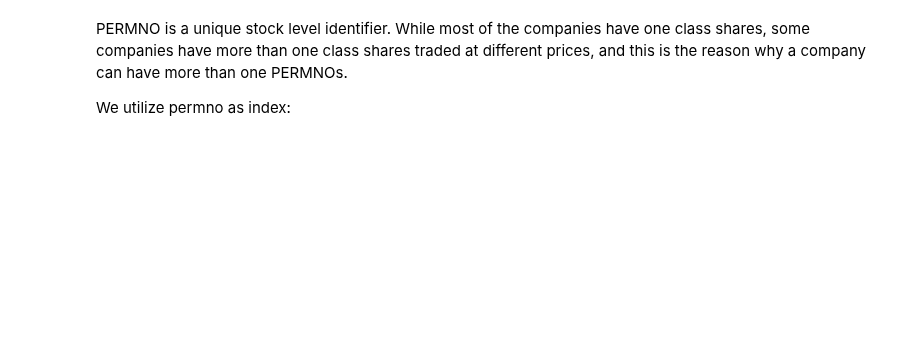
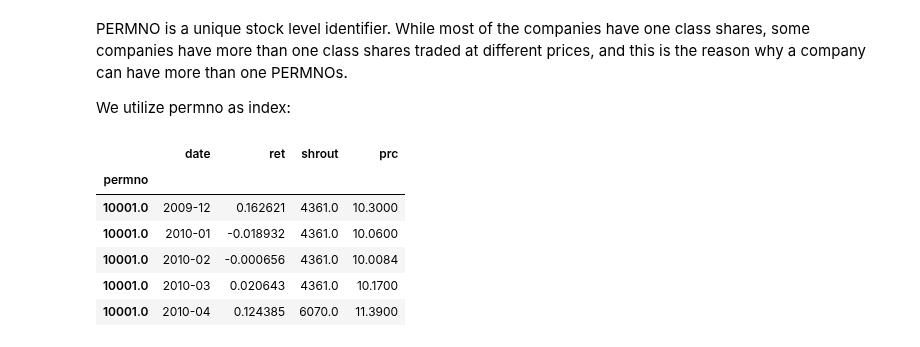
Before and after one commit to baohien97/EPFL-Investments, a Jupyter notebook: As6/Untitled.ipynb, the cells around one changed output. Drawn from its saved outputs; the diff is of its cells as text; code cells hidden in the pictures; blank space fills up the shorter version.

```diff
--- a/As6/Untitled.ipynb
+++ b/As6/Untitled.ipynb
@@ -35,0 +48,13 @@ stocks.head()
+# %%
+stocks.sort_values(by='permno')
+stocks = stocks.drop_duplicates(['permno','date']) # delete duplicates
+stocks = stocks.set_index('permno') #['permno','date'])
+stocks.head()
+# %% [output]
+|  | date | ret | shrout | prc |
+| permno |  |  |  |  |
+| 10001.0 | 2009-12 | 0.162621 | 4361.0 | 10.3000 |
+| 10001.0 | 2010-01 | -0.018932 | 4361.0 | 10.0600 |
+| 10001.0 | 2010-02 | -0.000656 | 4361.0 | 10.0084 |
+| 10001.0 | 2010-03 | 0.020643 | 4361.0 | 10.1700 |
+| 10001.0 | 2010-04 | 0.124385 | 6070.0 | 11.3900 |
```
Also changed, not shown: parts of 20 cells of this notebook, 2 other files.
